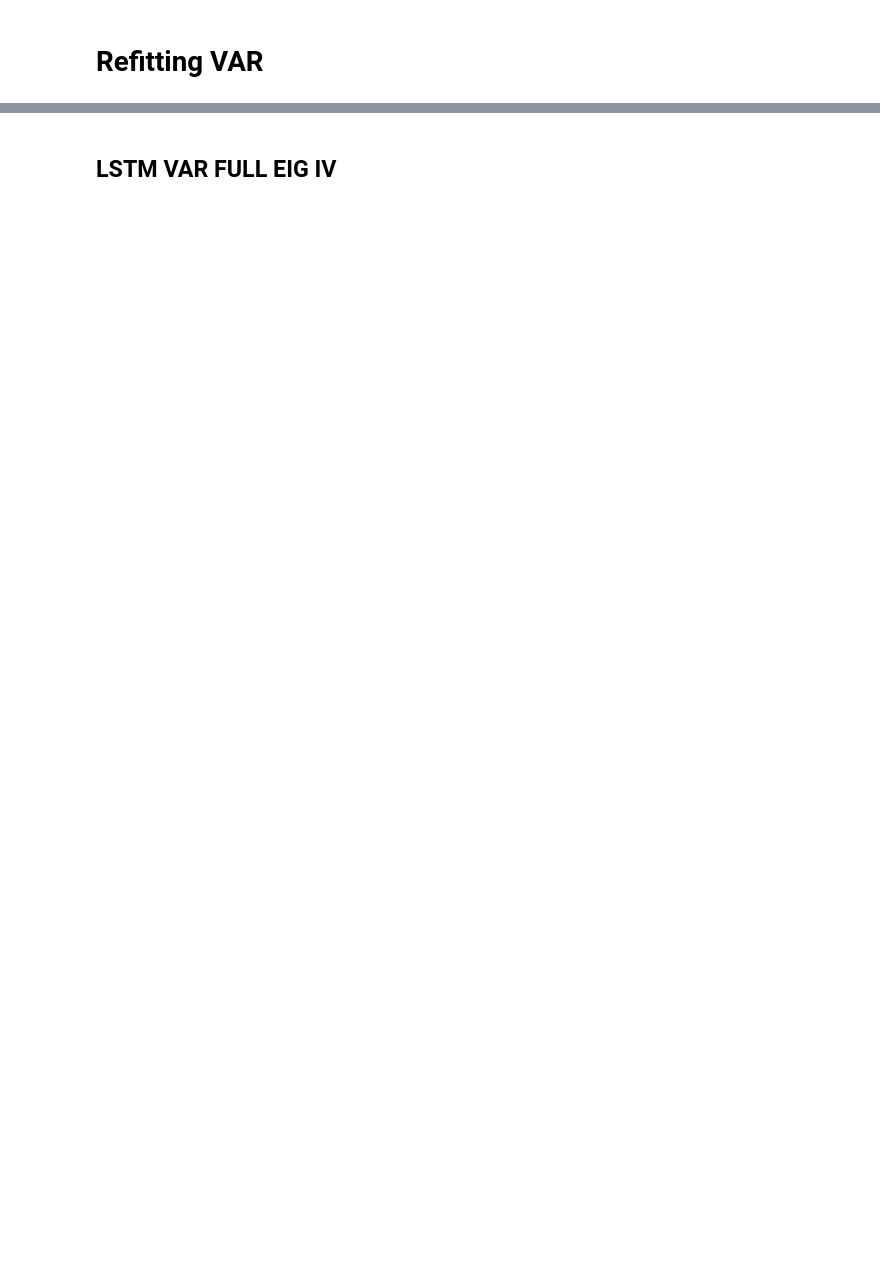
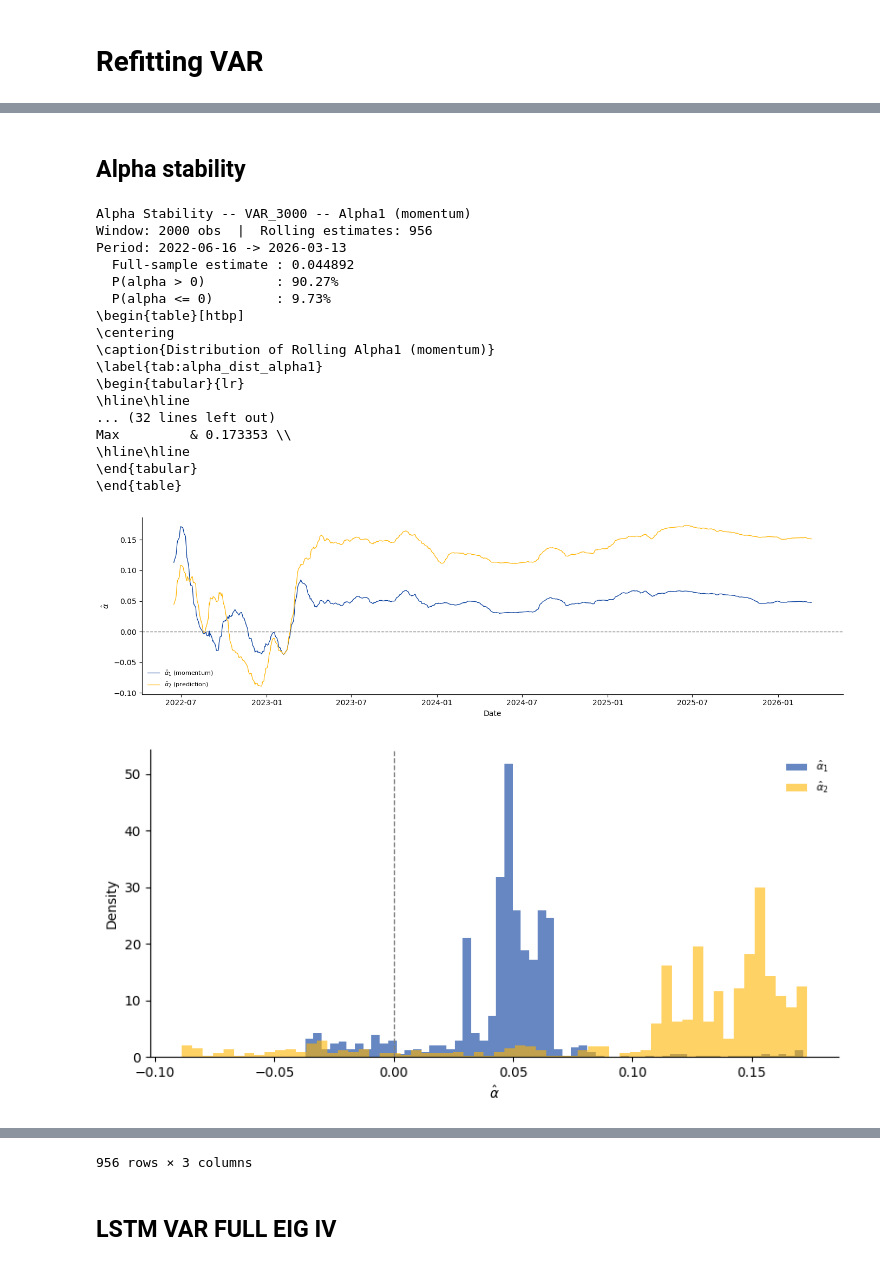
Before and after one commit to majwestenbrink-student/masters-thesis, a Jupyter notebook: refitting.ipynb, the cells around one changed output, grey strips where cells are left out. Drawn from its saved outputs; the diff is of its cells as text; code cells hidden in the pictures; blank space fills up the shorter version.

```diff
--- a/refitting.ipynb
+++ b/refitting.ipynb
@@ -585,0 +1434,26 @@ Tenor & RMSE & $R^2$ & Dir.\ Acc. \\
+# %% [markdown]
+## Alpha stability
+# %%
+alpha_stability('Data/VAR/VAR_3000.csv',
+                ['VAR_PC1','VAR_PC2','VAR_PC3','VAR_PC4'],
+                label='VAR_3000')
+# %% [output]
+Alpha Stability -- VAR_3000 -- Alpha1 (momentum)
+Window: 2000 obs  |  Rolling estimates: 956
+Period: 2022-06-16 -> 2026-03-13
+  Full-sample estimate : 0.044892
+  P(alpha > 0)         : 90.27%
+  P(alpha <= 0)        : 9.73%
+\begin{table}[htbp]
+\centering
+\caption{Distribution of Rolling Alpha1 (momentum)}
+\label{tab:alpha_dist_alpha1}
+\begin{tabular}{lr}
+\hline\hline
+... (32 lines left out)
+Max         & 0.173353 \\
+\hline\hline
+\end{tabular}
+\end{table}
+[figure, added]
+[figure, added]
@@ -586,3 +1472,4 @@ Tenor & RMSE & $R^2$ & Dir.\ Acc. \\
+956 rows × 3 columns
 # %% [markdown]
 ## LSTM VAR FULL EIG IV
 # %%
```
Also changed, not shown: parts of 39 cells of this notebook, 34 other files.
